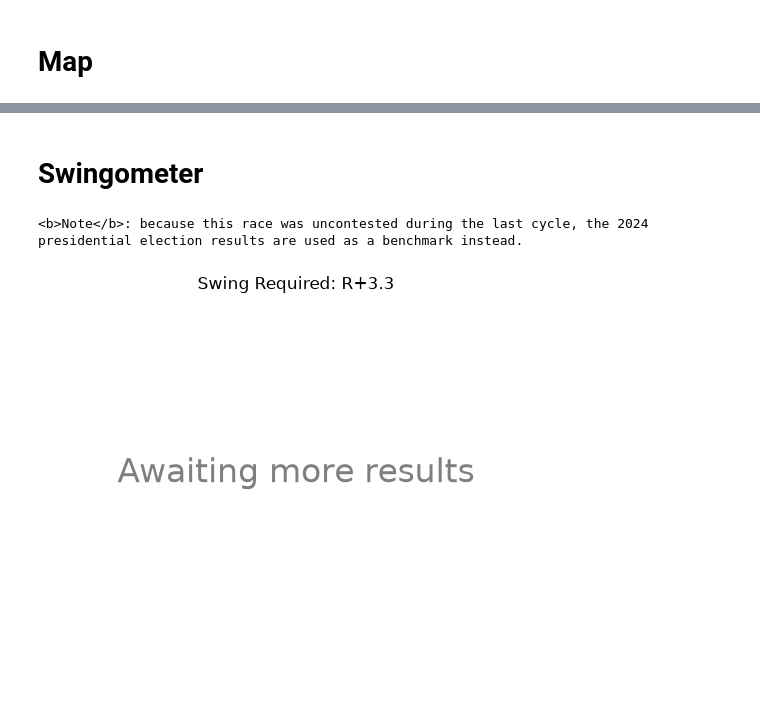
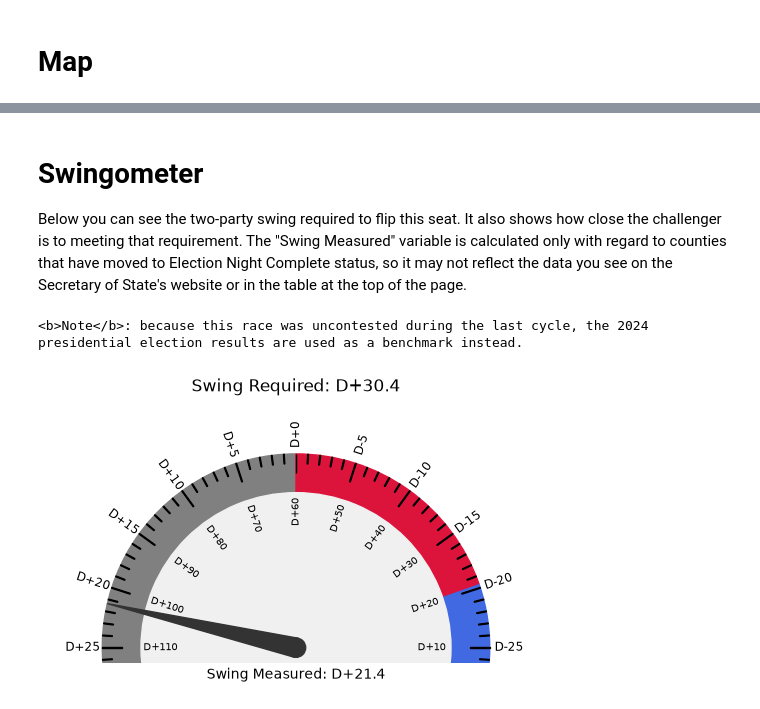
Before and after one commit to davidboers/2026electionmodels, a Jupyter notebook: other_temp.ipynb, the cells around one changed output, grey strips where cells are left out. Drawn from its saved outputs; the diff is of its cells as text; code cells hidden in the pictures.

```diff
--- a/other_temp.ipynb
+++ b/other_temp.ipynb
@@ -1,5 +1,5 @@
 # %%
-district_number = 154
+district_number = 14
 race = f'State House of Representatives - District {district_number}'
 #race = 'President of the US'
 district_map_file = './gis/house-2023-shape.zip'
@@ -16,10 +16,13 @@ import colors
 current_year = 2026
 curr, candidates = sos.import_current(race, year=current_year)
 curr = curr.rename(str.upper, level='Precinct')
+curr[candidates[0]] = 300
+curr[candidates[1]] = 200
+curr['Reported?'] = np.random.normal(0, 1, len(curr)) > 0
 
 prev = pd.read_csv(previous_file, index_col=['Race', 'County', 'Precinct']).loc[race]
 prev = prev.rename(str.upper, level='Precinct')
 prev_is_substitute = (prev['is_sub'] == 1).all()
 prev = prev.drop(columns=['is_sub'])
-prev
+curr
 # %% [output]
@@ -77,6 +76,7 @@ metro_prec_data = metro_prec_data.sort_index()
 current_metro_precs = metro_prec_data.loc[str(current_year)]
 metro_counties = current_metro_precs.index.get_level_values('County').unique()
 nonmetro_counties_geo = counties[~counties.index.isin(metro_counties)]
+nonmetro_counties = nonmetro_counties_geo.index.intersection(curr.index.get_level_values('County'))
 nonmetro_counties_geo.index = pd.MultiIndex.from_tuples([(county, county.upper()) for county in nonmetro_counties_geo.index])
 mask = curr.index.intersection(current_metro_precs.index)
 county_geometry = nonmetro_counties_geo.geometry.set_crs(current_metro_precs.crs)
@@ -148,54 +148,83 @@ plt.show()
 # %% [markdown]
 # Swingometer
+
+Below you can see the two-party swing required to flip this seat. It also shows how close the challenger is to meeting that requirement. The "Swing Measured" variable is calculated only with regard to counties that have moved to Election Night Complete status, so it may not reflect the data you see on the Secretary of State's website or in the table at the top of the page.
 # %%
-if prev_is_substitute:
-    print('<b>Note</b>: because this race was uncontested during the last cycle, the 2024 presidential election results are used as a benchmark instead.')
-
-
 import dials
 
 fig, ax = plt.subplots()
 
+# Summate to Precinct Reporting Groups
+curr_prg = curr.copy()
+curr_prg['Reporting Group'] = metro_prec_data.loc[str(current_year)][f'Reporting Group (2024-{current_year})']
+curr_prg.loc[nonmetro_counties, 'Reporting Group'] = 'All'
+aggs = {cand: 'sum' for cand in candidates}
+aggs['Reported?'] = 'all'
+curr_prg = curr_prg.groupby(['County', 'Reporting Group']).agg(aggs)
+
+prev_prg = prev.copy()
+prev_prg['Reporting Group'] = metro_prec_data.loc['2024'][f'Reporting Group (2024-{current_year})']
+prev_prg.loc[nonmetro_counties, 'Reporting Group'] = 'All'
+prev_prg = prev_prg.groupby(['County', 'Reporting Group']).sum()
+
+
+
 bm_table = prev.sum()
-bm_table = bm_table / bm_table.sum() * 100
+bm_table = bm_table / bm_table.sum() * 100.0
 two_party_contest = len(candidates) == 2
-swing_req_s = (bm_table['Dem'] - bm_table['Rep']) / 2 if two_party_contest else bm_table.max() - second_max(bm_table)
+swing_req_s = (bm_table['Dem'] - bm_table['Rep']) / 2.0 if two_party_contest else 50.0 - second_max(bm_table)
 challenger_party = bm_table.idxmin()
 swing_req = (challenger_party, np.abs(swing_req_s))
-completed_counties = curr[curr['Reported?']]
+completed_counties = curr_prg[curr_prg['Reported?']]
 benchmark_namer = {colors.party_name(cand): cand for cand in candidates}
+
+if prev_is_substitute:
+    if race == 'State House of Representatives - District 154':
+        print('<b>Note</b>: This race is a little special. For races that were uncontested during the last cycle, we use the 2024 presidential election '
+              'results as a benchmark instead. However, Harris won the district in 2024, while Republican Gerald Greene won the state house race. Therefore, ' \
+              f'Greene must overperform Trump by at least {swing_req_s:.1f} points.')
+
+
+    else:
+
+        print('<b>Note</b>: because this race was uncontested during the last cycle, the 2024 presidential election results are used as a benchmark instead.')
+
+def calculate_swing(curr_j: pd.DataFrame | pd.Series, prev_j: pd.DataFrame | pd.Series):
+    return ((curr_j[benchmark_namer['Rep']] - prev_j['Rep']) - (curr_j[benchmark_namer['Dem']] - prev_j['Dem'])) / 2 \
+        if two_party_contest else \
+        (curr_j[benchmark_namer[challenger_party]] - prev_j[challenger_party])
+
 
 ax.set_title(f'Swing Required: {utils.point_formatter(swing_req)}')
 ax.set_axis_off()
 
 
 if len(completed_counties) == 0:
     ax.text(0.5, 0.5, 'Awaiting more results', ha='center', fontsize=24, alpha=0.5)
     measured_swing_s = 0
 
 else:
     share_table = completed_counties[candidates].sum()
     share_table = share_table / share_table.sum() * 100
 
-    filtered_benchmark = prev.loc[completed_counties.index].sum()
+    filtered_benchmark = prev_prg.loc[completed_counties.index].sum()
     filtered_benchmark = filtered_benchmark / filtered_benchmark.sum() * 100
 
-    measured_swing_s = ((share_table[benchmark_namer['Rep']] - filtered_benchmark['Rep'])
-                        - (share_table[benchmark_namer['Dem']] - filtered_benchmark['Dem'])) / 2 if two_party_contest else \
-        share_table[benchmark_namer[challenger_party]] - filtered_benchmark[challenger_party]
+    measured_swing_s = calculate_swing(share_table, filtered_benchmark)
     measured_swing = (challenger_party, measured_swing_s)
 
     dials.dial_from_swing_required(swing_req_s, ax=ax, swing=measured_swing_s,
-                                   pty=None)
+                                   pty=None if two_party_contest else challenger_party,
+                                   gray_center=not two_party_contest)
 
     ax.text(0, -0.2, f'Swing Measured: {utils.point_formatter(measured_swing)}', ha='center')
 
 plt.show()
-# TODO: Finish this page
 # TODO: Do race counter and notifier for range tolerance leavings
 # TODO: Adress obfuscation for statewide races
 # TODO: US Senate and PSC elections statewide
 # TODO: Automate SSH
+# TODO: Figure out how to upload .htaccess
 # %% [output]
 <b>Note</b>: because this race was uncontested during the last cycle, the 2024 presidential election results are used as a benchmark instead.
-[figure, old version]
+[figure, new version]
```
Also changed, not shown: parts of 13 cells of this notebook, 8 other files.
